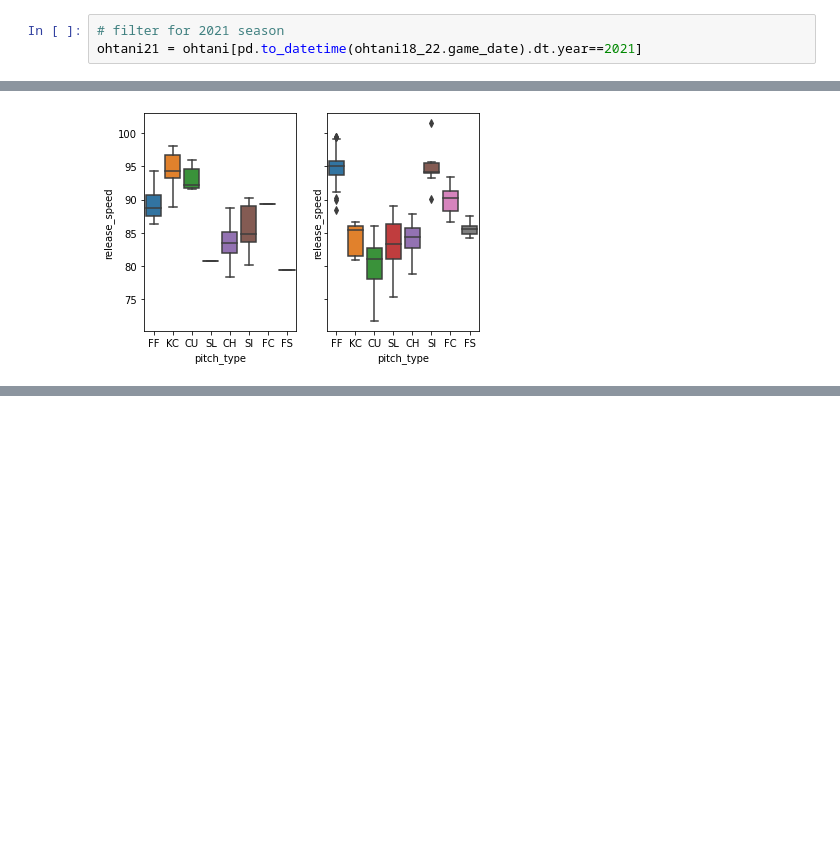
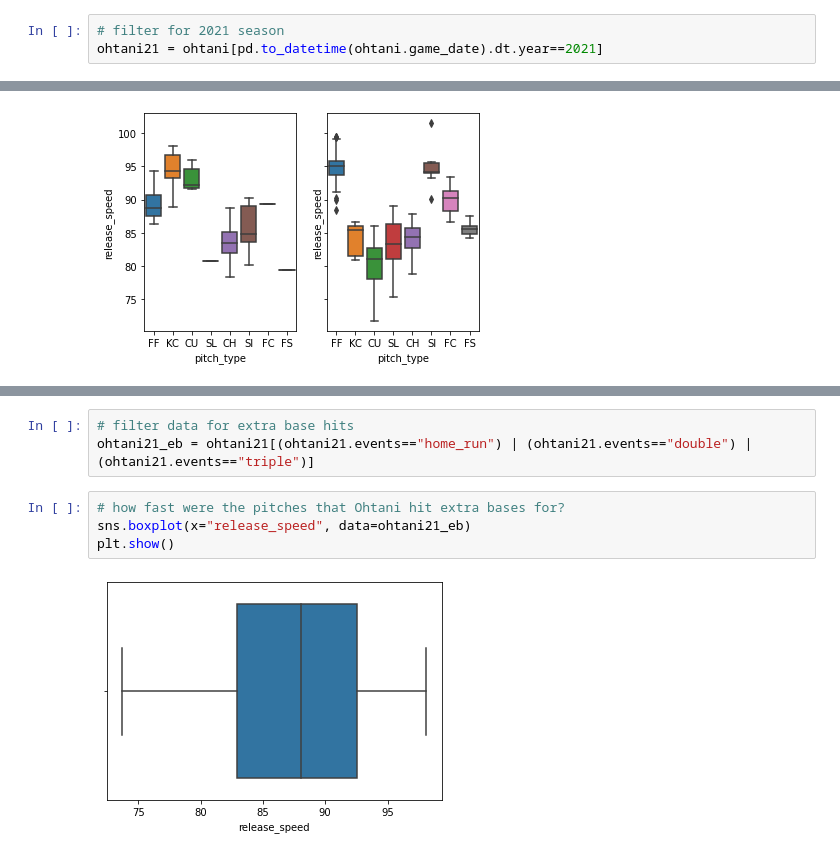
Before and after one commit to teruki-i/Ohtani, a Jupyter notebook: Ohtani_2021.ipynb, the cells around one changed output, grey strips where cells are left out. Drawn from its saved outputs; the diff is of its cells as text; blank space fills up the shorter version.

Commit message:
additional EDA for extra base hits

```diff
--- a/Ohtani_2021.ipynb
+++ b/Ohtani_2021.ipynb
@@ -40,7 +40,7 @@ Index(['pitch_type', 'game_date', 'release_speed', 'release_pos_x',
       dtype='object')
 # %%
 # filter for 2021 season
-ohtani21 = ohtani[pd.to_datetime(ohtani18_22.game_date).dt.year==2021]
+ohtani21 = ohtani[pd.to_datetime(ohtani.game_date).dt.year==2021]
 # %% [output]
 Note: NumExpr detected 12 cores but "NUMEXPR_MAX_THREADS" not set, so enforcing safe limit of 8.
 NumExpr defaulting to 8 threads.
@@ -167,0 +172,9 @@ plt.show()
+# %%
+# filter data for extra base hits
+ohtani21_eb = ohtani21[(ohtani21.events=="home_run") | (ohtani21.events=="double") | (ohtani21.events=="triple")]
+# %%
+# how fast were the pitches that Ohtani hit extra bases for?
+sns.boxplot(x="release_speed", data=ohtani21_eb)
+plt.show()
+# %% [output]
+[figure, added]
```
Also changed, not shown: parts of 5 cells of this notebook.
